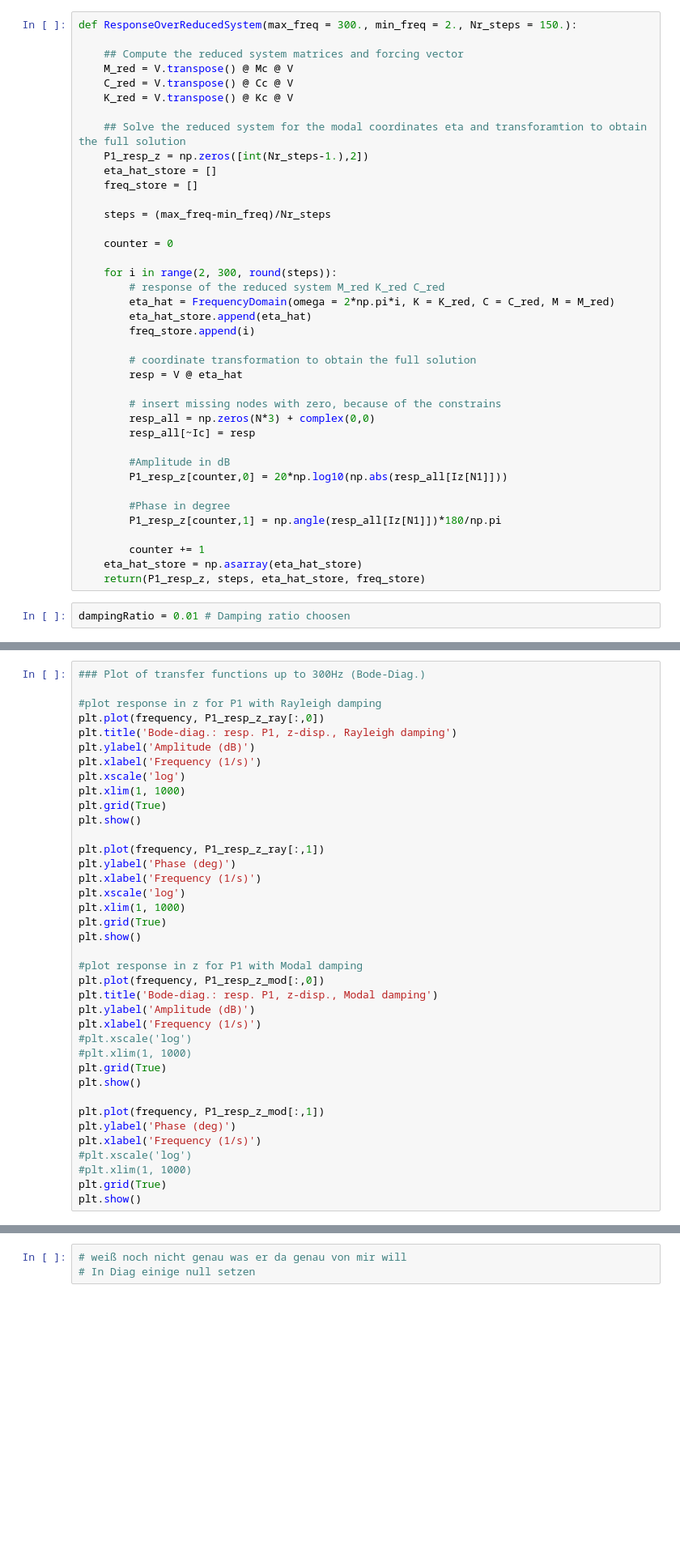
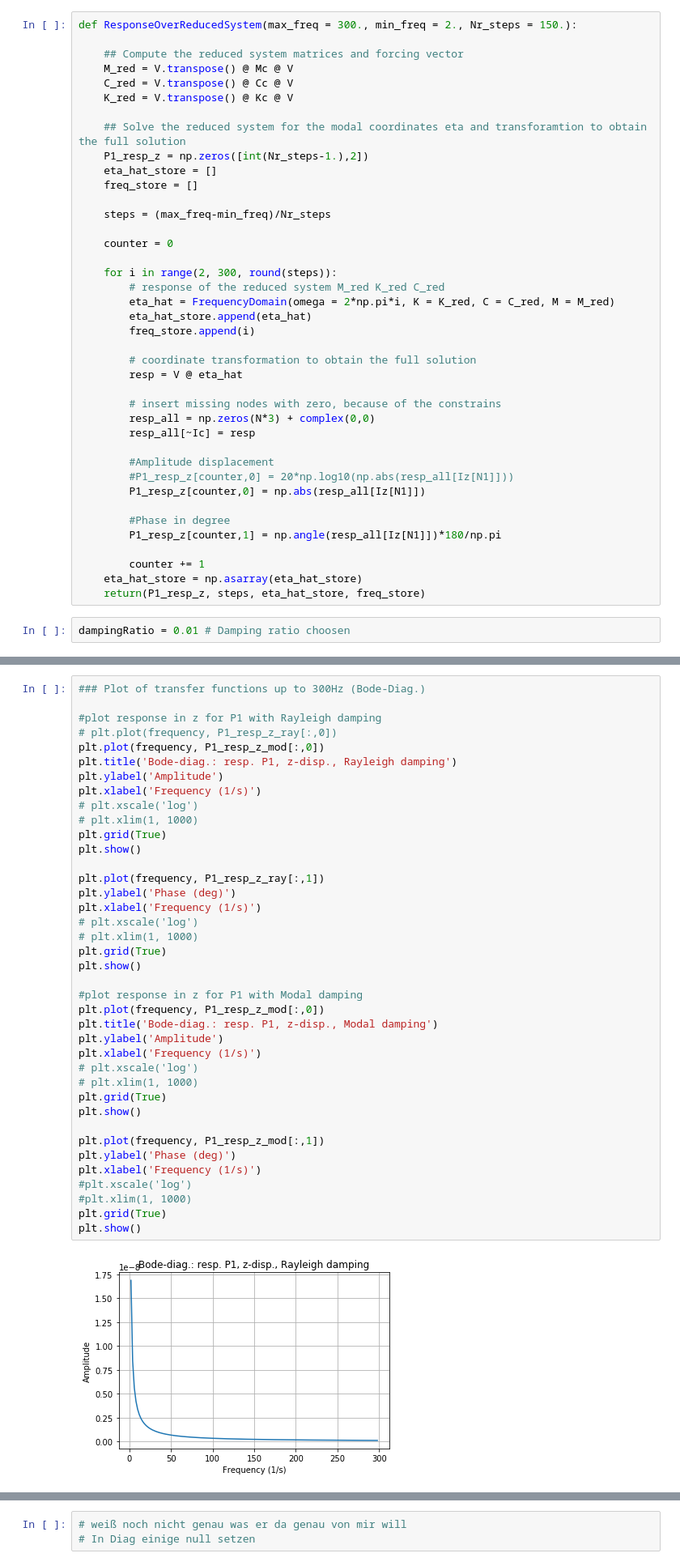
Before and after one commit to phmandl/modalanalyse, a Jupyter notebook: HW3/3_ModalSubspace_coupled_oscillators-max.ipynb, the cells around one changed output, grey strips where cells are left out. Shown at 81% size. Drawn from its saved outputs; the diff is of its cells as text; blank space fills up the shorter version.

```diff
--- a/HW3/3_ModalSubspace_coupled_oscillators-max.ipynb
+++ b/HW3/3_ModalSubspace_coupled_oscillators-max.ipynb
@@ -205,8 +205,9 @@ def ResponseOverReducedSystem(max_freq = 300., min_freq = 2., Nr_steps = 150.):
         resp_all = np.zeros(N*3) + complex(0,0)
         resp_all[~Ic] = resp
 
-        #Amplitude in dB
-        P1_resp_z[counter,0] = 20*np.log10(np.abs(resp_all[Iz[N1]]))
+        #Amplitude displacement
+        #P1_resp_z[counter,0] = 20*np.log10(np.abs(resp_all[Iz[N1]]))
+        P1_resp_z[counter,0] = np.abs(resp_all[Iz[N1]])
 
         #Phase in degree
         P1_resp_z[counter,1] = np.angle(resp_all[Iz[N1]])*180/np.pi
@@ -261,38 +270,41 @@ print("--- %s seconds ---" % (time.time() - start_time))
 # %%
 ### Plot of transfer functions up to 300Hz (Bode-Diag.)
 
 #plot response in z for P1 with Rayleigh damping
-plt.plot(frequency, P1_resp_z_ray[:,0])
+# plt.plot(frequency, P1_resp_z_ray[:,0])
+plt.plot(frequency, P1_resp_z_mod[:,0])
 plt.title('Bode-diag.: resp. P1, z-disp., Rayleigh damping')
-plt.ylabel('Amplitude (dB)')
+plt.ylabel('Amplitude')
 plt.xlabel('Frequency (1/s)')
-plt.xscale('log')
-plt.xlim(1, 1000)
+# plt.xscale('log')
+# plt.xlim(1, 1000)
 plt.grid(True)
 plt.show()
 
 plt.plot(frequency, P1_resp_z_ray[:,1])
 plt.ylabel('Phase (deg)')
 plt.xlabel('Frequency (1/s)')
-plt.xscale('log')
-plt.xlim(1, 1000)
+# plt.xscale('log')
+# plt.xlim(1, 1000)
 plt.grid(True)
 plt.show()
 
 #plot response in z for P1 with Modal damping
 plt.plot(frequency, P1_resp_z_mod[:,0])
 plt.title('Bode-diag.: resp. P1, z-disp., Modal damping')
-plt.ylabel('Amplitude (dB)')
+plt.ylabel('Amplitude')
 plt.xlabel('Frequency (1/s)')
-#plt.xscale('log')
-#plt.xlim(1, 1000)
+# plt.xscale('log')
+# plt.xlim(1, 1000)
 plt.grid(True)
 plt.show()
 
 plt.plot(frequency, P1_resp_z_mod[:,1])
 plt.ylabel('Phase (deg)')
 plt.xlabel('Frequency (1/s)')
 #plt.xscale('log')
 #plt.xlim(1, 1000)
 plt.grid(True)
 plt.show()
+# %% [output]
+[figure, added]
```
Also changed, not shown: parts of 13 cells of this notebook.
